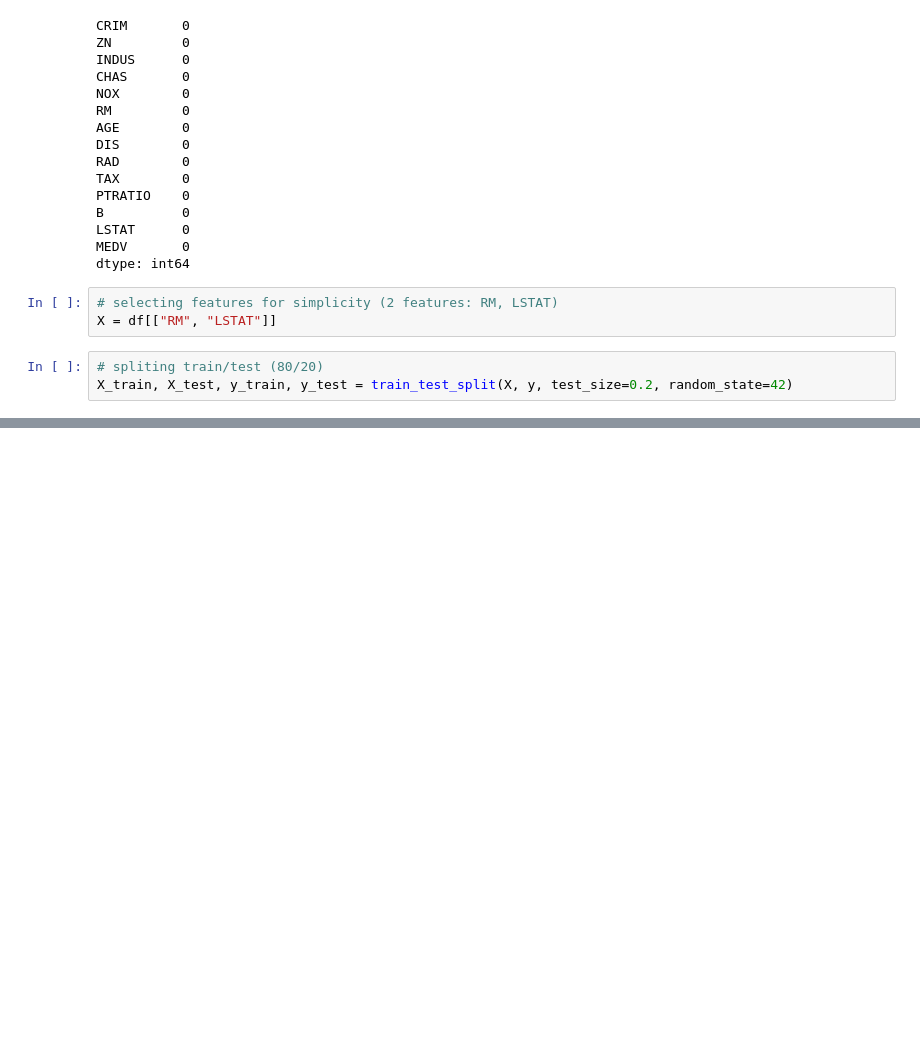
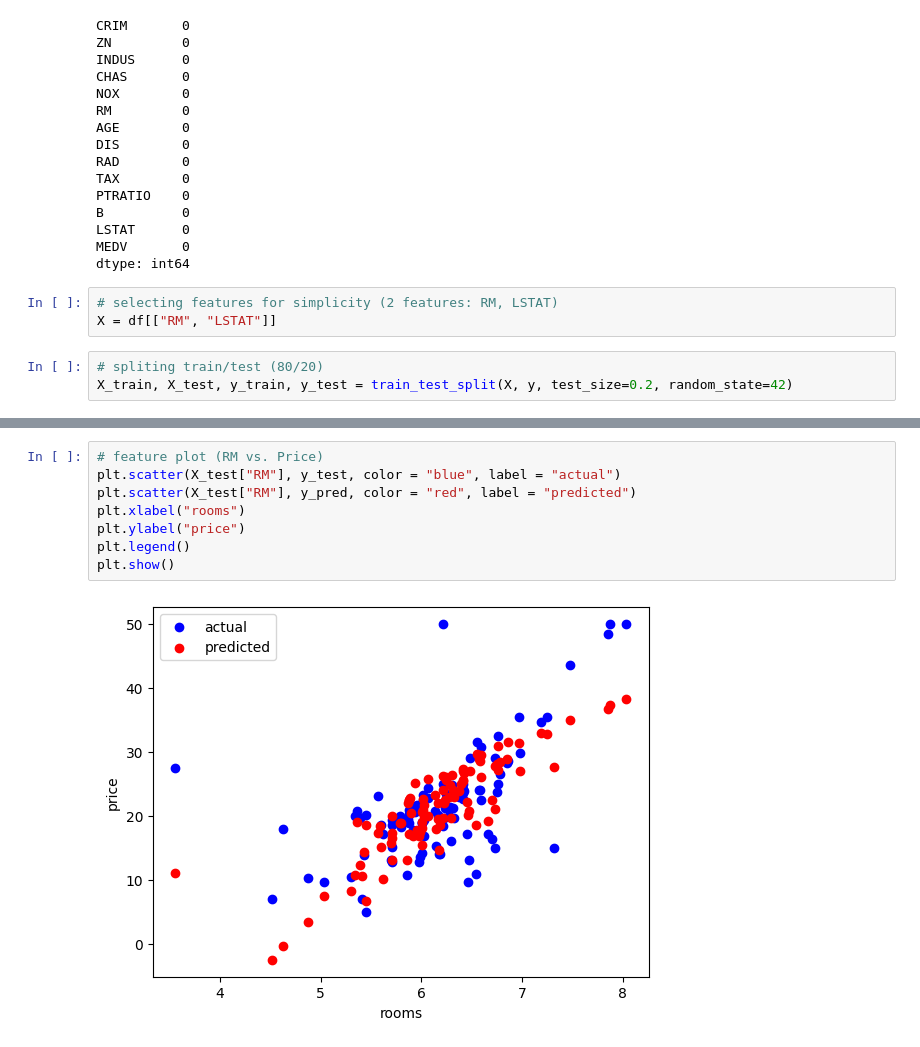
Before and after one commit to ElchinNasirov/house-price-predictor, a Jupyter notebook: house_price_predictor.ipynb, the cells around one changed output, grey strips where cells are left out. Drawn from its saved outputs; the diff is of its cells as text; blank space fills up the shorter version.

```diff
--- a/house_price_predictor.ipynb
+++ b/house_price_predictor.ipynb
@@ -96,0 +138,10 @@ X_test_scaeld = scaler.transfor(X_test)
+# %%
+# feature plot (RM vs. Price)
+plt.scatter(X_test["RM"], y_test, color = "blue", label = "actual")
+plt.scatter(X_test["RM"], y_pred, color = "red", label = "predicted")
+plt.xlabel("rooms")
+plt.ylabel("price")
+plt.legend()
+plt.show()
+# %% [output]
+[figure, added]
```
Also changed, not shown: parts of 6 cells of this notebook.
